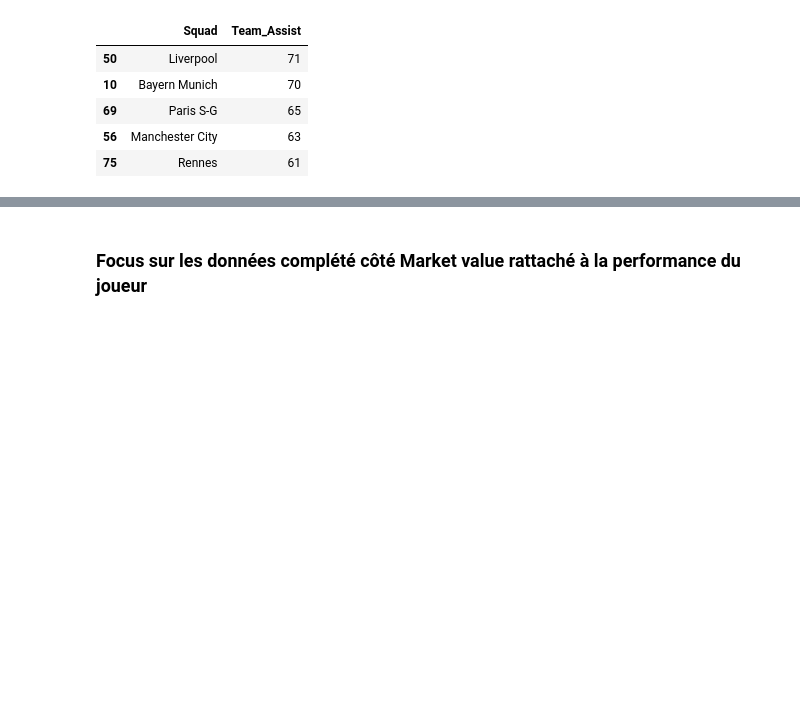
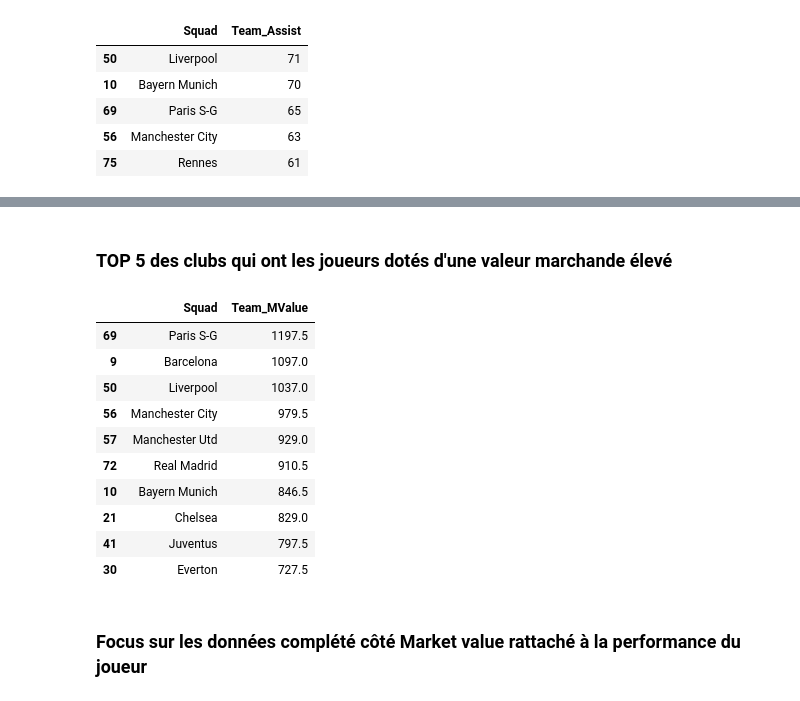
Before and after one commit to PuchToTalk/Football_WorldCup_Recommendation, a Jupyter notebook: Football_player_mv.ipynb, the cells around one changed output, grey strips where cells are left out. Drawn from its saved outputs; the diff is of its cells as text; code cells hidden in the pictures; blank space fills up the shorter version.

```diff
--- a/Football_player_mv.ipynb
+++ b/Football_player_mv.ipynb
@@ -218,3 +236,21 @@ team_assist.sort_values('Team_Assist', ascending = False).head(5)
+# %% [markdown]
+### TOP 5 des clubs qui ont les joueurs dotés d'une valeur marchande élevé
+# %%
+team_mv = df_football_stats.groupby(['Squad']).agg(Team_MValue = ('MarketValue (M €)', 'sum'))
+team_mv = pd.DataFrame(team_mv).reset_index()
+team_mv.sort_values('Team_MValue', ascending = False).head(10)
+# %% [output]
+|  | Squad | Team_MValue |
+| 69 | Paris S-G | 1197.5 |
+| 9 | Barcelona | 1097.0 |
+| 50 | Liverpool | 1037.0 |
+| 56 | Manchester City | 979.5 |
+| 57 | Manchester Utd | 929.0 |
+| 72 | Real Madrid | 910.5 |
+| 10 | Bayern Munich | 846.5 |
+| 21 | Chelsea | 829.0 |
+| 41 | Juventus | 797.5 |
+| 30 | Everton | 727.5 |
 # %% [markdown]
 ### Focus sur les données complété côté Market value rattaché à la performance du joueur
 # %%
```
Also changed, not shown: parts of 7 cells of this notebook.
